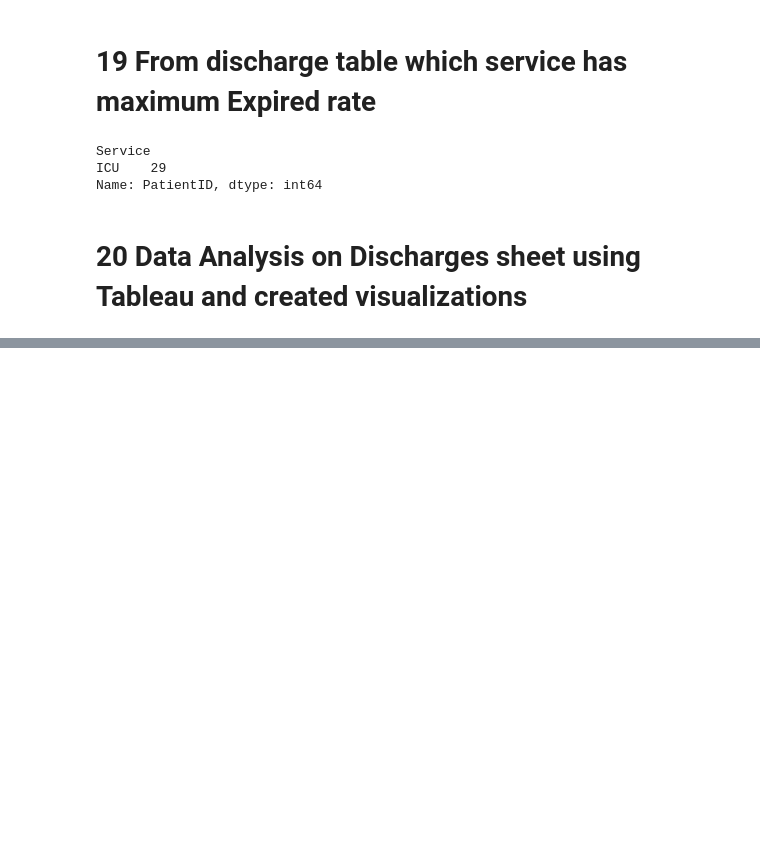
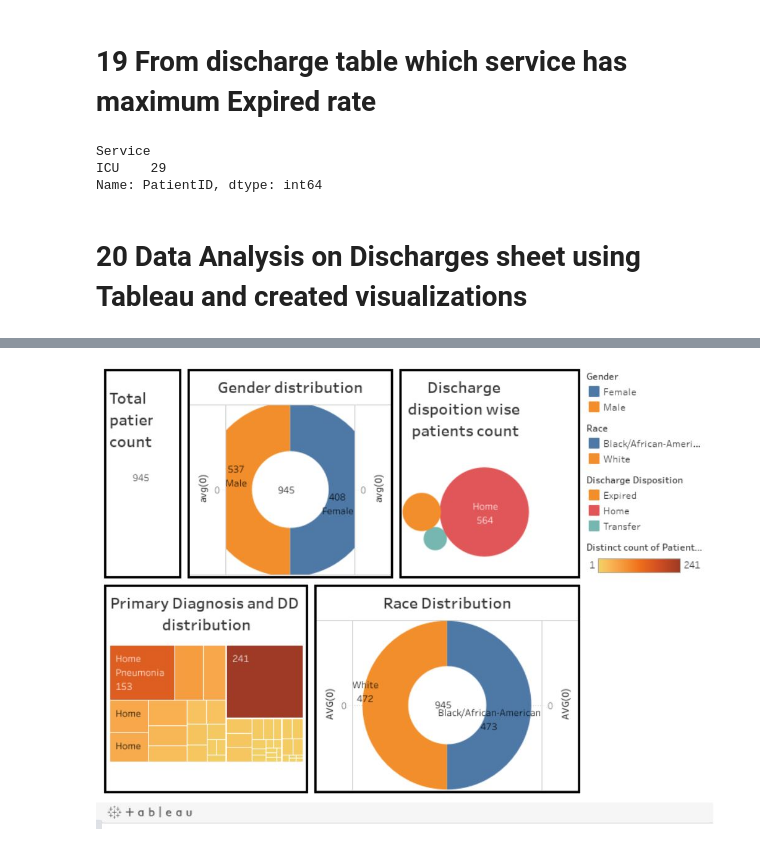
Before and after one commit to AbinayaGobinath/DataWranglers_PythonHackathon, a Jupyter notebook: Additional_Questions.ipynb, the cells around one changed output, grey strips where cells are left out. Drawn from its saved outputs; the diff is of its cells as text; code cells hidden in the pictures; blank space fills up the shorter version.

```diff
--- a/Additional_Questions.ipynb
+++ b/Additional_Questions.ipynb
@@ -393,2 +393,7 @@ Name: PatientID, dtype: int64
 # %% [output]
 [interactive output not drawn]
+# %%
+from IPython import display
+display.Image(r"C:\Users\Gobinath\Desktop\tabl.jpg")
+# %% [output]
+[figure, added]
```
Also changed, not shown: 1 other file.
